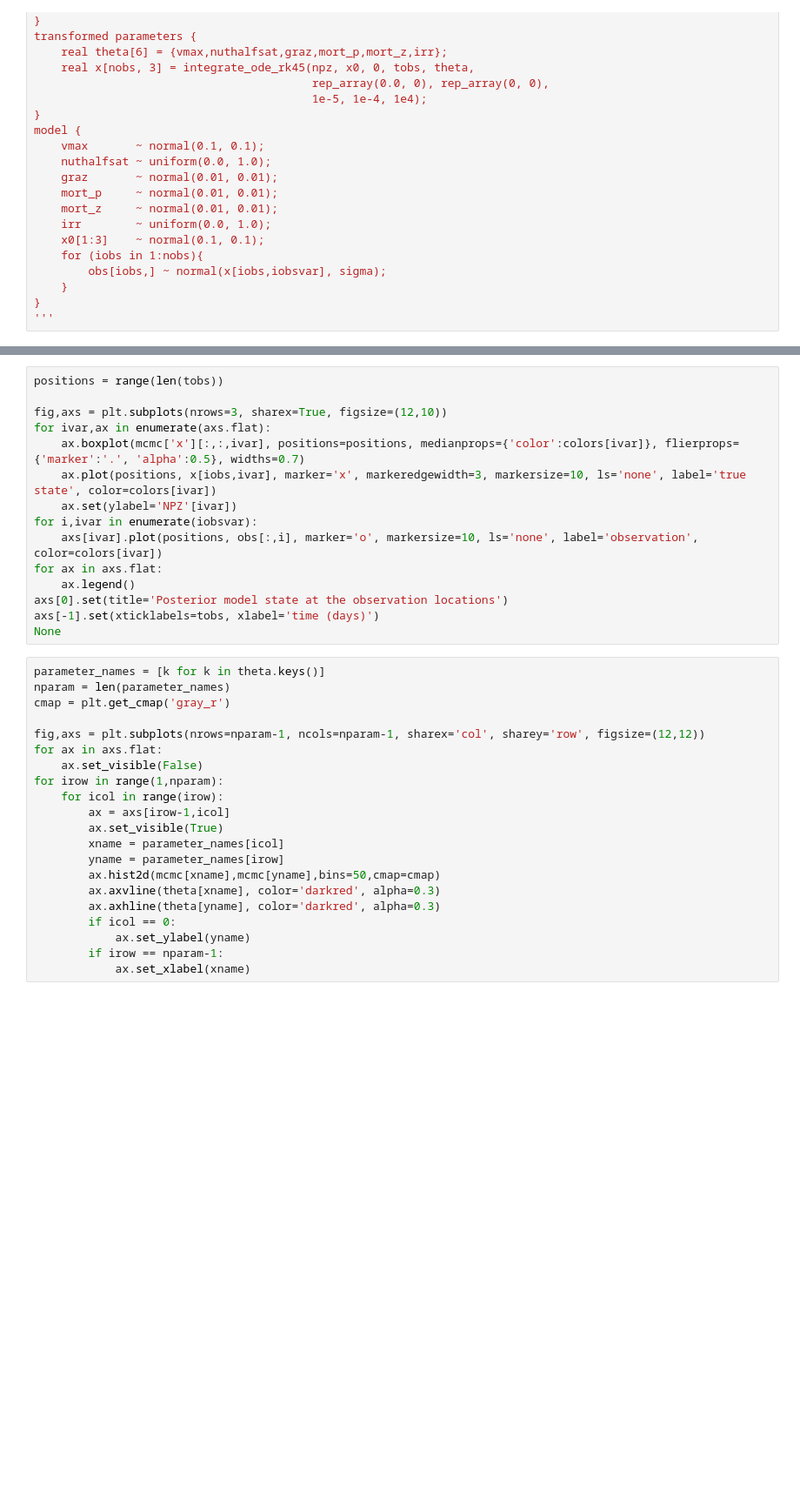
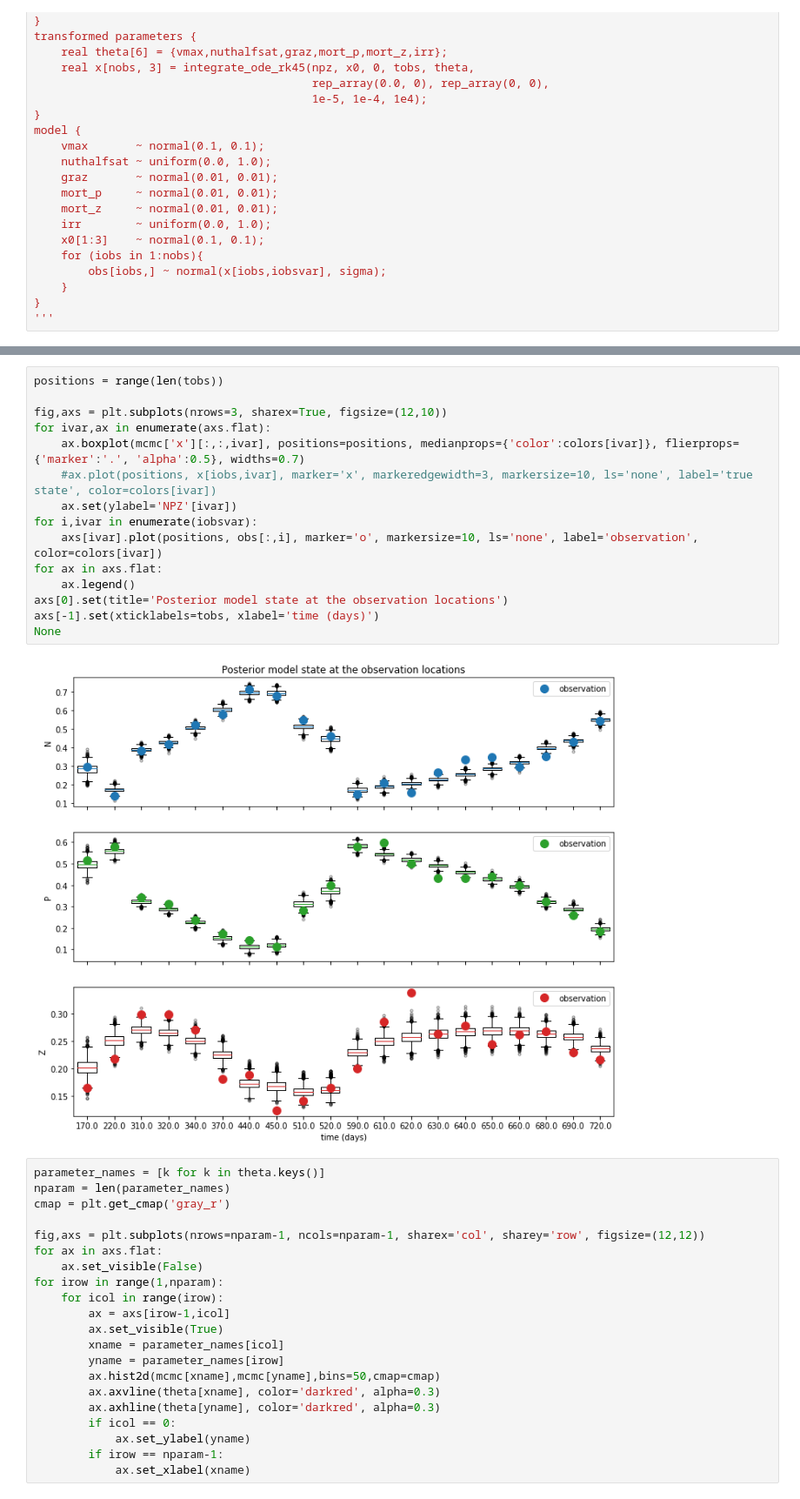
Before and after one commit to gregbritten/BayesianEcosystems_IAP, a Jupyter notebook: notebooks/npz_stan.ipynb, the cells around one changed output, grey strips where cells are left out. Shown at 87% size. Saved outputs shown, nothing was run; the diff lists cells and outputs as text; blank space fills up the shorter version.

```diff
--- a/notebooks/npz_stan.ipynb
+++ b/notebooks/npz_stan.ipynb
@@ -94,18 +132,20 @@ None
 # %%
 positions = range(len(tobs))
 
 fig,axs = plt.subplots(nrows=3, sharex=True, figsize=(12,10))
 for ivar,ax in enumerate(axs.flat):
     ax.boxplot(mcmc['x'][:,:,ivar], positions=positions, medianprops={'color':colors[ivar]}, flierprops={'marker':'.', 'alpha':0.5}, widths=0.7)
-    ax.plot(positions, x[iobs,ivar], marker='x', markeredgewidth=3, markersize=10, ls='none', label='true state', color=colors[ivar])
+    #ax.plot(positions, x[iobs,ivar], marker='x', markeredgewidth=3, markersize=10, ls='none', label='true state', color=colors[ivar])
     ax.set(ylabel='NPZ'[ivar])
 for i,ivar in enumerate(iobsvar):
     axs[ivar].plot(positions, obs[:,i], marker='o', markersize=10, ls='none', label='observation', color=colors[ivar])
 for ax in axs.flat:
     ax.legend()
 axs[0].set(title='Posterior model state at the observation locations')
 axs[-1].set(xticklabels=tobs, xlabel='time (days)')
 None
+# %% [output]
+[figure, added]
 # %%
 parameter_names = [k for k in theta.keys()]
 nparam = len(parameter_names)
```
Also changed, not shown: parts of 8 cells of this notebook, 2 other files.
